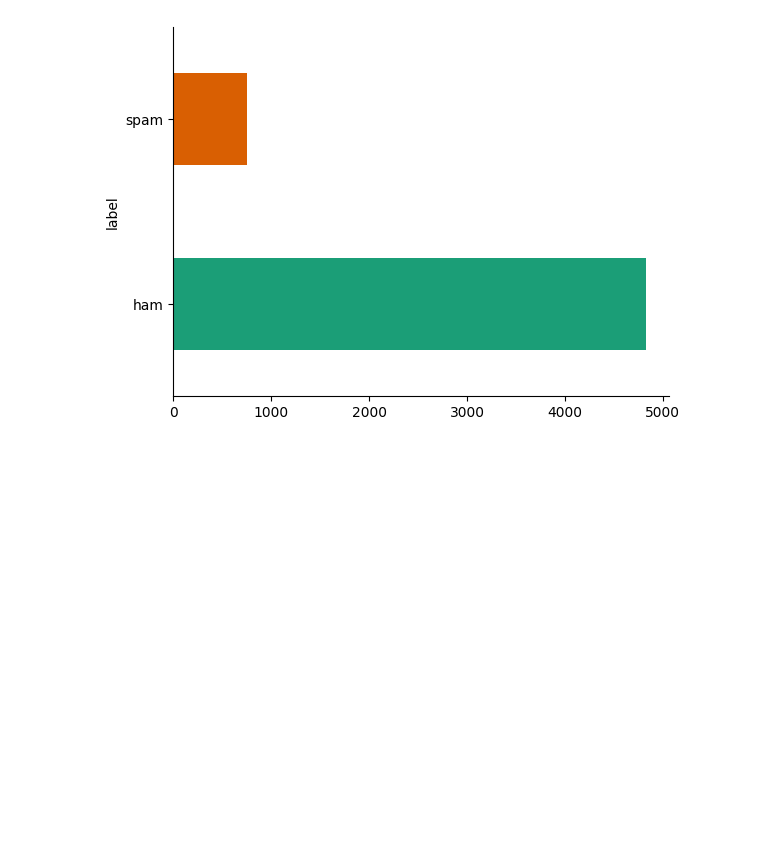
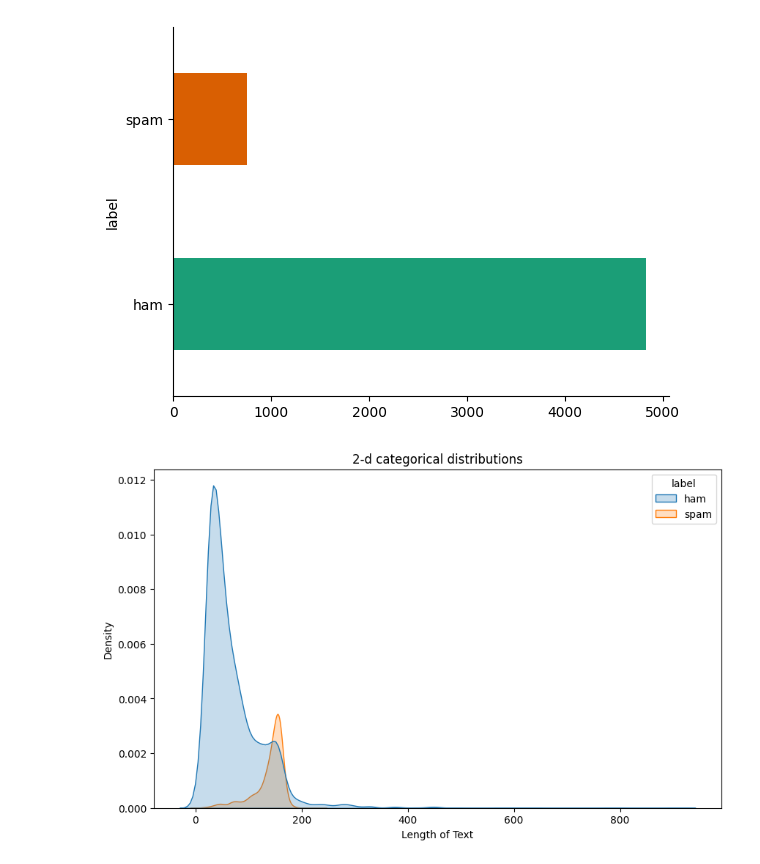
Before and after one commit to sushanthreddy29/SMS_Spam_Detection, a Jupyter notebook: SMS_Spam_Detection.ipynb, the cells around one changed output. Cells and saved outputs as stored; diff of their text form; code cells hidden in the pictures; blank space fills up the shorter version.

```diff
--- a/SMS_Spam_Detection.ipynb
+++ b/SMS_Spam_Detection.ipynb
@@ -42,3 +42,15 @@ df.groupby('label').size().plot(kind='barh', color=sns.palettes.mpl_palette('Dar
 plt.gca().spines[['top', 'right',]].set_visible(False)
 # %% [output]
 [figure]
+# %%
+# It generates and displays a density plot using these text lengths to show variations in text length across different labels.
+df['text_length'] = df['Text'].apply(len)
+
+plt.figure(figsize=(10, 6))
+sns.kdeplot(data=df, x='text_length', hue='label', fill=True)
+plt.title('2-d categorical distributions')
+plt.xlabel('Length of Text')
+plt.ylabel('Density')
+plt.show()
+# %% [output]
+[figure, added]
```
Also changed, not shown: parts of 4 cells of this notebook.
